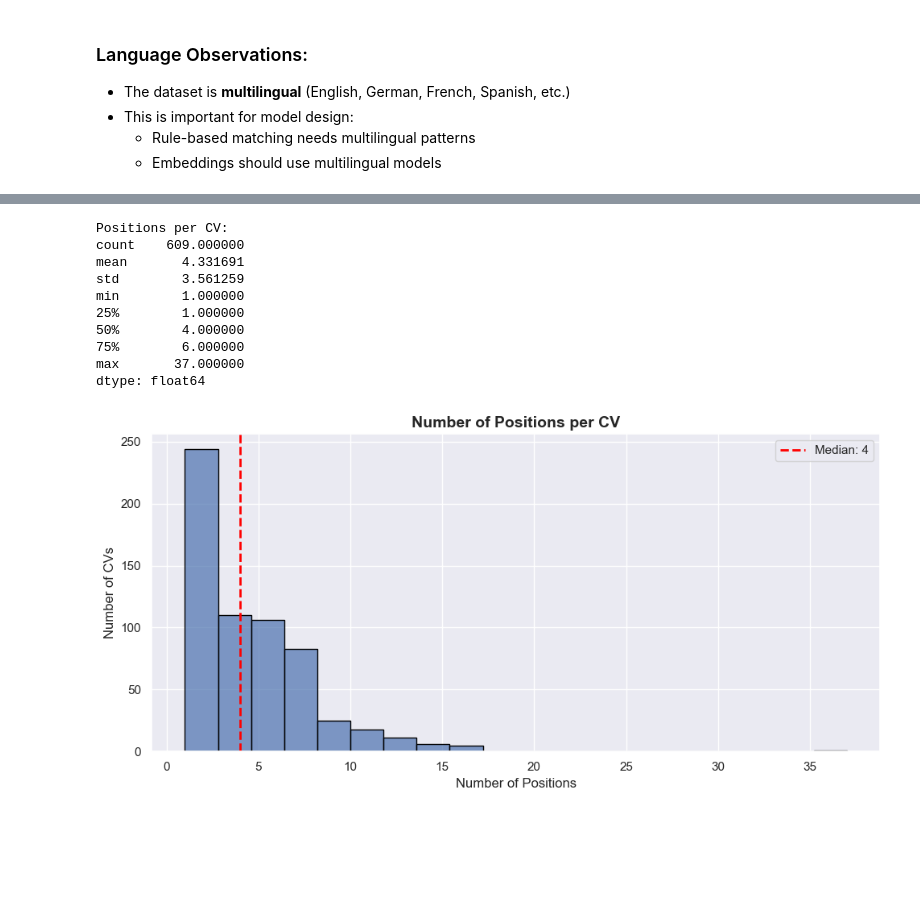
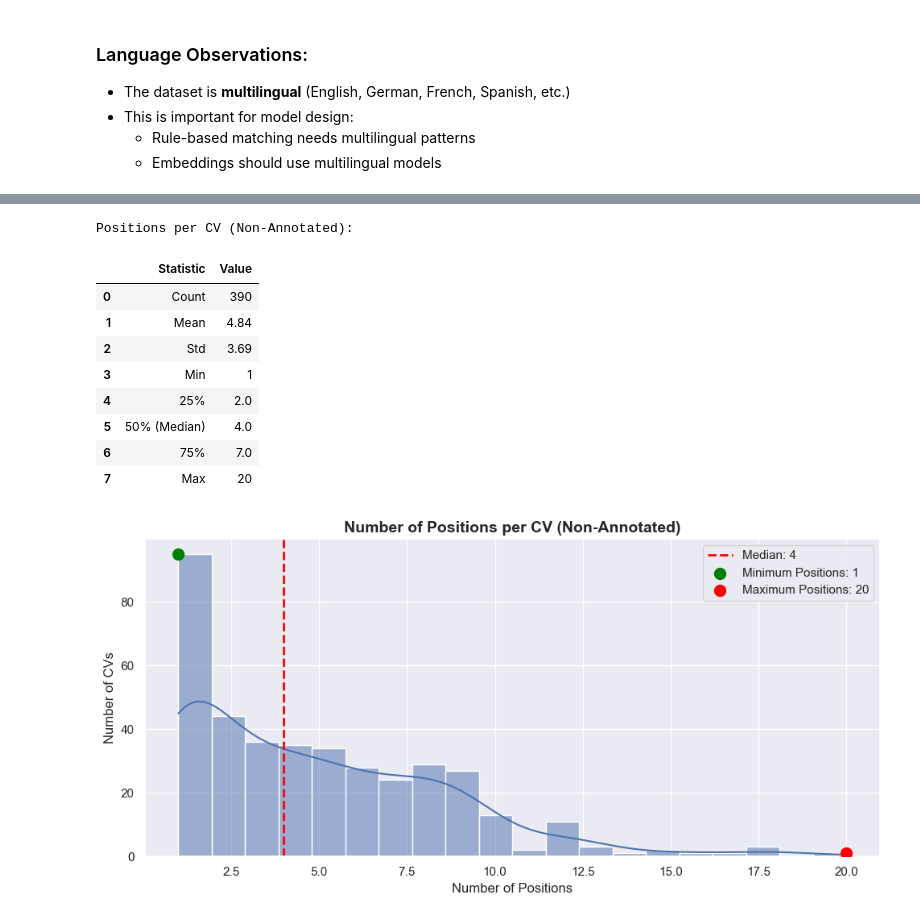
Before and after one commit to Julster35/BuzzwordLearner, a Jupyter notebook: notebooks/01_eda.ipynb, the cells around one changed output, grey strips where cells are left out. Drawn from its saved outputs; the diff is of its cells as text; code cells hidden in the pictures; blank space fills up the shorter version.

```diff
--- a/notebooks/01_eda.ipynb
+++ b/notebooks/01_eda.ipynb
@@ -738,29 +1073,57 @@ Sample Seniority Mappings:
+# %%
+# Positions per CV
+positions_per_cv_not_ann = df_not_annotated.groupby('cv_id').size()
+
+print("Positions per CV (Non-Annotated):")
+positions_stats_not_ann = pd.DataFrame({
+    'Statistic': ['Count', 'Mean', 'Std', 'Min', '25%', '50% (Median)', '75%', 'Max'],
+    'Value': [
+        positions_per_cv_not_ann.count(),
+        f"{positions_per_cv_not_ann.mean():.2f}",
+        f"{positions_per_cv_not_ann.std():.2f}",
+        positions_per_cv_not_ann.min(),
+        positions_per_cv_not_ann.quantile(0.25),
+        positions_per_cv_not_ann.median(),
+        positions_per_cv_not_ann.quantile(0.75),
+        positions_per_cv_not_ann.max()
+    ]
+})
+display(positions_stats_not_ann)
+# %% [output]
+Positions per CV (Non-Annotated):
+|  | Statistic | Value |
+| 0 | Count | 390 |
+| 1 | Mean | 4.84 |
+| 2 | Std | 3.69 |
+| 3 | Min | 1 |
+| 4 | 25% | 2.0 |
+| 5 | 50% (Median) | 4.0 |
+| 6 | 75% | 7.0 |
+| 7 | Max | 20 |
 # %%
-# Positions per CV
-positions_per_cv = df_annotated.groupby('cv_id').size()
-
-print("Positions per CV:")
-print(positions_per_cv.describe())
-
 plt.figure(figsize=(10, 5))
-sns.histplot(positions_per_cv, bins=20, kde=False, edgecolor='black', alpha=0.7)
-plt.title('Number of Positions per CV', fontsize=14, fontweight='bold')
+sns.histplot(positions_per_cv_not_ann, bins=20, kde=True)
+plt.title('Number of Positions per CV (Non-Annotated)', fontsize=14, fontweight='bold')
 plt.xlabel('Number of Positions')
 plt.ylabel('Number of CVs')
-plt.axvline(positions_per_cv.median(), color='red', linestyle='--', linewidth=2, label=f"Median: {positions_per_cv.median():.0f}")
+plt.axvline(positions_per_cv_not_ann.median(), color='red', linestyle='--', linewidth=2,
+            label=f"Median: {positions_per_cv_not_ann.median():.0f}")
+
+# Add scatter points for minimum and maximum
+hist_counts, bin_edges = np.histogram(positions_per_cv_not_ann, bins=20)
+min_positions_not_ann = positions_per_cv_not_ann.min()
+min_bin_idx = np.clip(np.digitize([min_positions_not_ann], bin_edges)[0] - 1, 0, len(hist_counts) - 1)
+y_value_min_not_ann = hist_counts[min_bin_idx]
+plt.scatter(min_positions_not_ann, y_value_min_not_ann, color='green', s=100, zorder=10, label=f'Minimum Positions: {min_positions_not_ann}')
+
+max_positions_not_ann = positions_per_cv_not_ann.max()
+max_bin_idx = np.clip(np.digitize([max_positions_not_ann], bin_edges)[0] - 1, 0, len(hist_counts) - 1)
+y_value_max_not_ann = hist_counts[max_bin_idx]
+plt.scatter(max_positions_not_ann, y_value_max_not_ann, color='red', s=100, zorder=10, label=f'Maximum Positions: {max_positions_not_ann}')
+
 plt.legend()
 plt.tight_layout()
-plt.savefig('../reports/figures/positions_per_cv.png', dpi=150)
+plt.savefig('../reports/figures/positions_per_cv_not_annotated.png', dpi=150)
 plt.show()
 # %% [output]
-Positions per CV:
-count    609.000000
-mean       4.331691
-std        3.561259
-min        1.000000
-25%        1.000000
-50%        4.000000
-75%        6.000000
-max       37.000000
-dtype: float64
-[figure, old version]
+[figure, new version]
```
Also changed, not shown: parts of 43 cells of this notebook, 9 other files.
